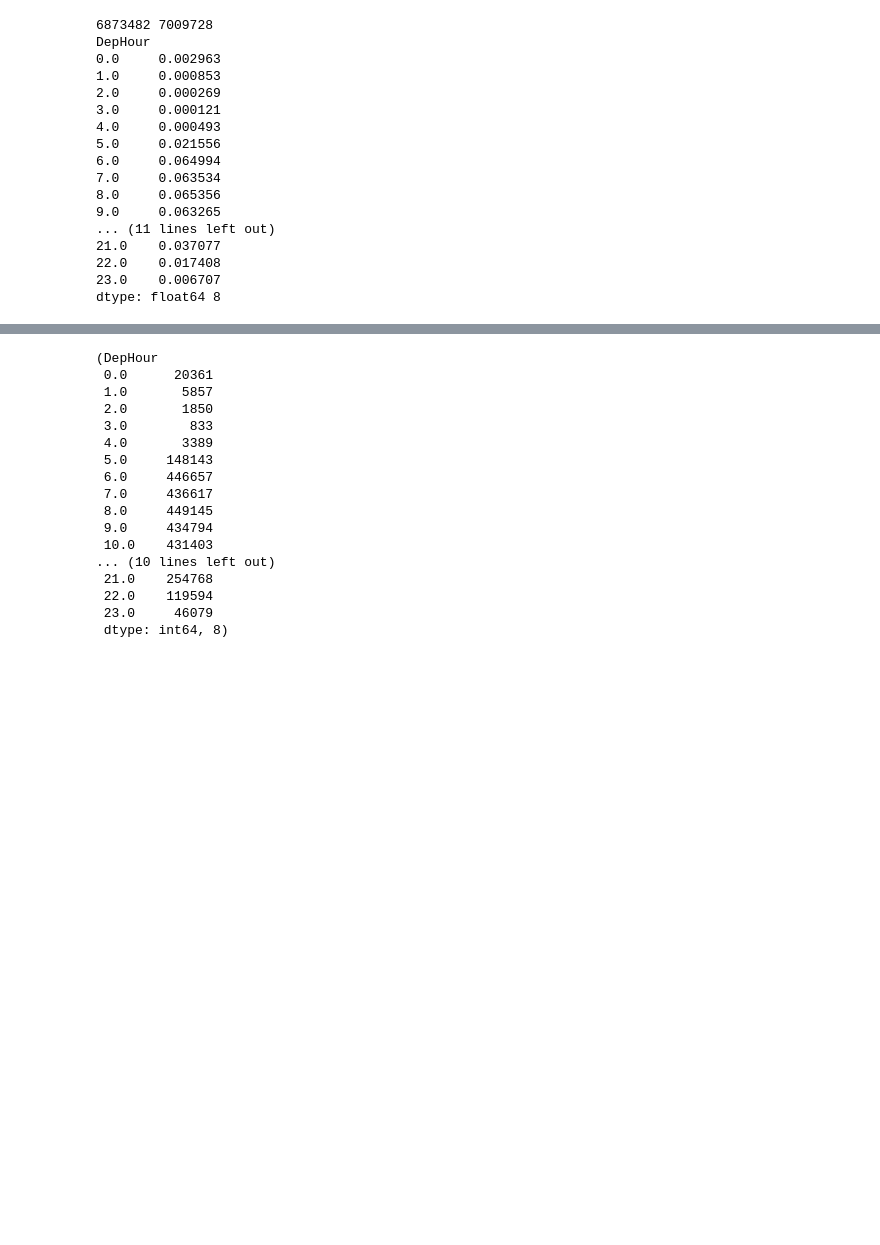
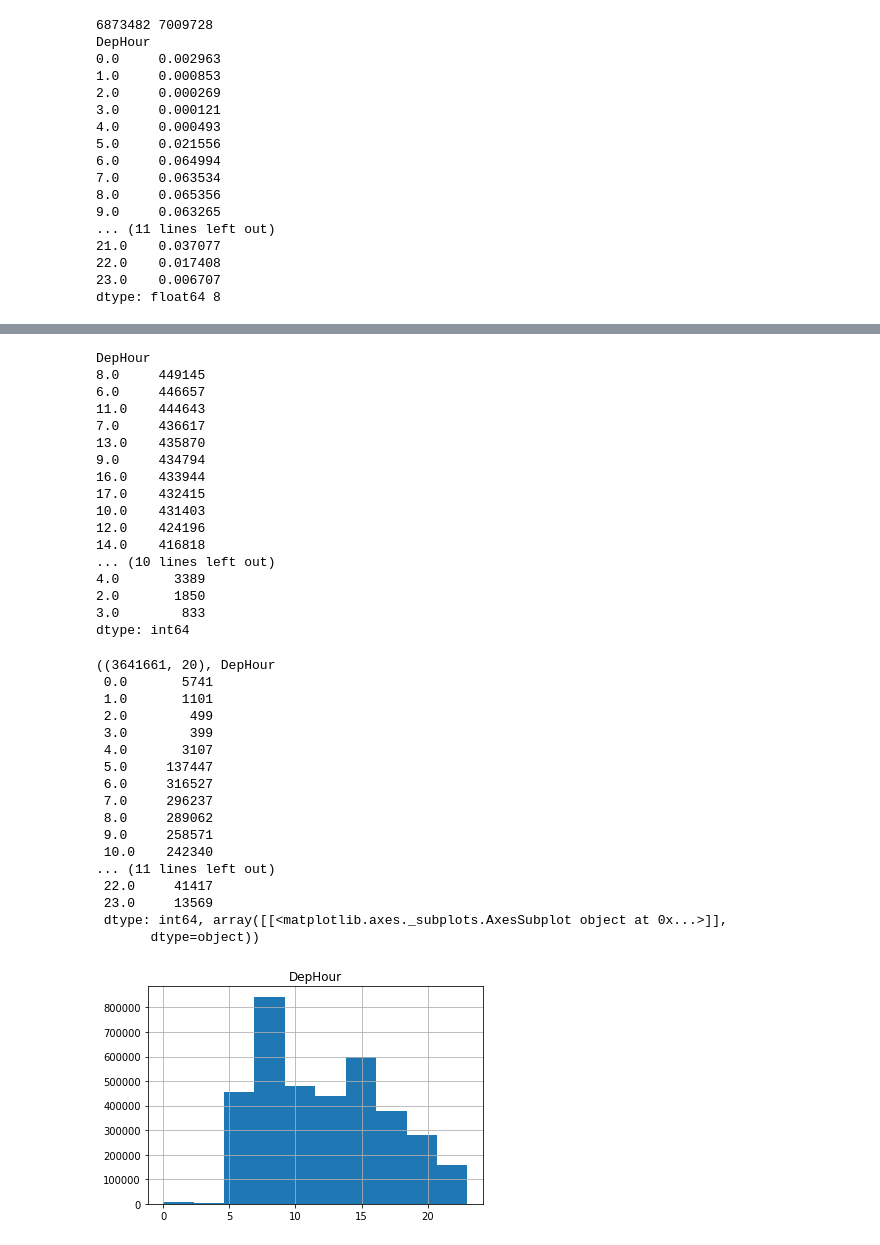
Before and after one commit to AntPon/mlcourse.ai, a Jupyter notebook: hw0.ipynb, the cells around one changed output, grey strips where cells are left out. Saved outputs shown, nothing was run; the diff lists cells and outputs as text; code cells hidden in the pictures; blank space fills up the shorter version.

```diff
--- a/hw0.ipynb
+++ b/hw0.ipynb
@@ -192,24 +179,51 @@ dtype: float64
 # %%
 # #8
 
-flights_df.loc[flights_df['Cancelled'] == 0].groupby('DepHour').size(), flights_df.loc[flights_df['Cancelled'] == 0].groupby('DepHour').size().values.argmax()
+flights_df.loc[flights_df['Cancelled'] == 0].groupby('DepHour').size().sort_values(ascending=False)#, flights_df.loc[flights_df['Cancelled'] == 0].groupby('DepHour').size().values.argmax()
 
 # Answer: the busiest hour (as excepted) 8 am
 # %% [output]
-(DepHour
- 0.0      20361
- 1.0       5857
- 2.0       1850
- 3.0        833
- 4.0       3389
- 5.0     148143
- 6.0     446657
- 7.0     436617
- 8.0     449145
- 9.0     434794
- 10.0    431403
+DepHour
+8.0     449145
+6.0     446657
+11.0    444643
+7.0     436617
+13.0    435870
+9.0     434794
+16.0    433944
+17.0    432415
+10.0    431403
+12.0    424196
+14.0    416818
 ... (10 lines left out)
- 21.0    254768
- 22.0    119594
- 23.0     46079
- dtype: int64, 8)
+4.0       3389
+2.0       1850
+3.0        833
+dtype: int64
+# %%
+# #9
+
+earlier_flights = flights_df.loc[flights_df['DepDelay'] < 0]
+earlier_flights = earlier_flights.loc[earlier_flights['Cancelled'] == 0]
+earlier_flights.shape, earlier_flights.groupby('DepHour').size(), earlier_flights.hist('DepHour')
+
+# Answer: 5-6 am
+# %% [output]
+((3641661, 20), DepHour
+ 0.0       5741
+ 1.0       1101
+ 2.0        499
+ 3.0        399
+ 4.0       3107
+ 5.0     137447
+ 6.0     316527
+ 7.0     296237
+ 8.0     289062
+ 9.0     258571
+ 10.0    242340
+... (11 lines left out)
+ 22.0     41417
+ 23.0     13569
+ dtype: int64, array([[<matplotlib.axes._subplots.AxesSubplot object at 0x...>]],
+       dtype=object))
+[figure, added]
```
Also changed, not shown: parts of 19 cells of this notebook.
